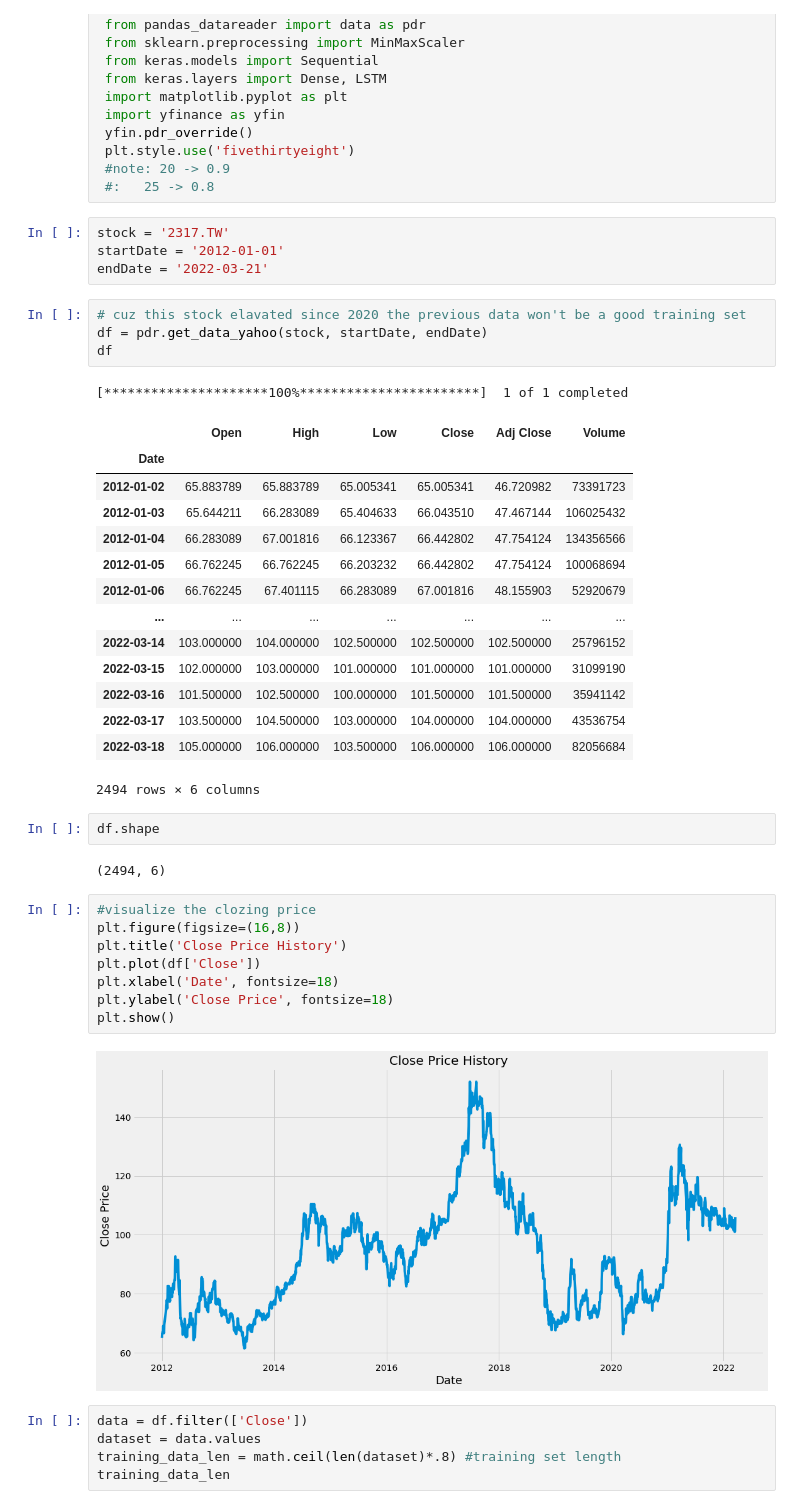
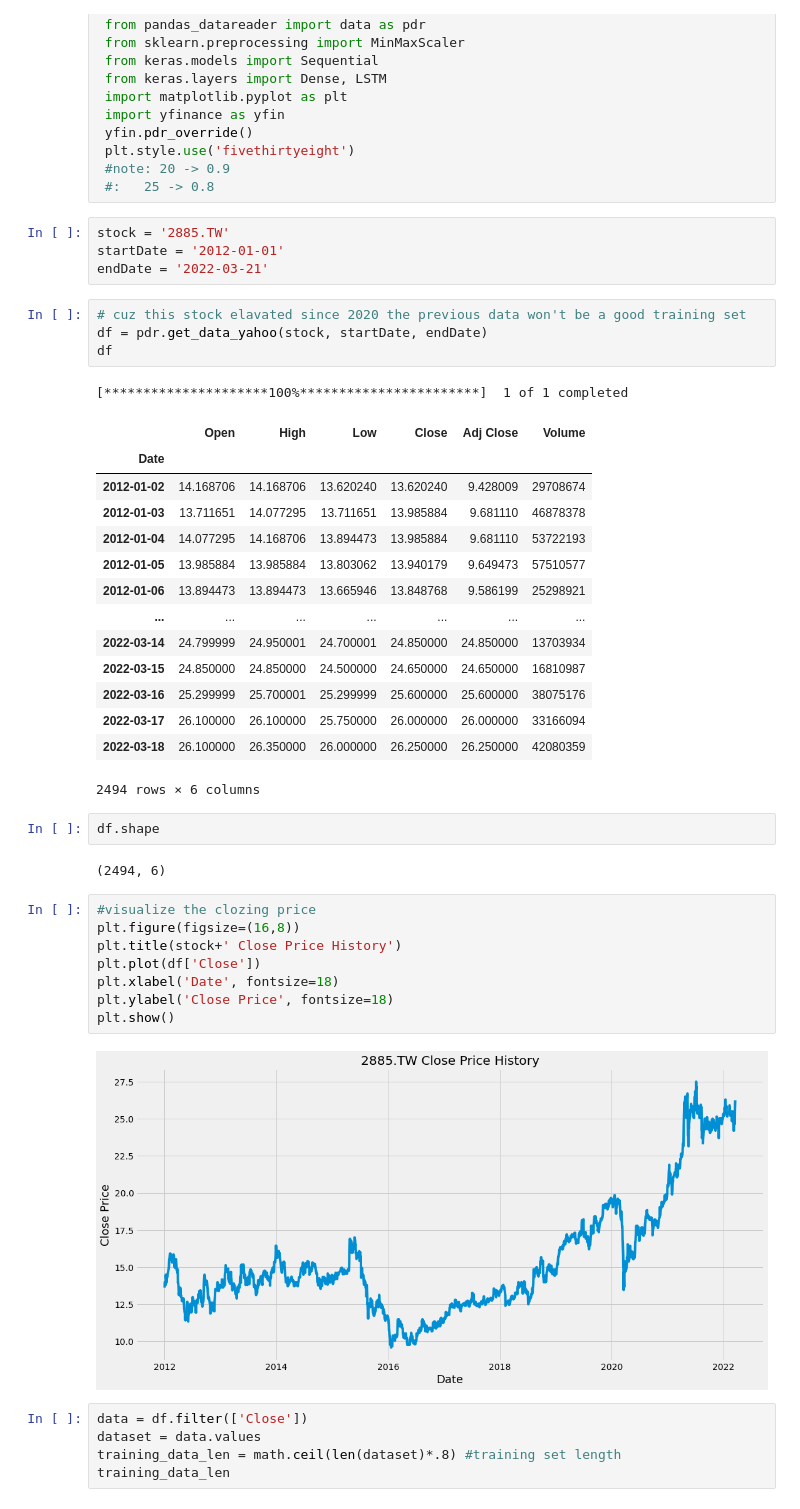
Before and after one commit to theFlash-code/Stock-Predictor, a Jupyter notebook: Stock_Predictor.ipynb, the cells around one changed output. Cells and saved outputs as stored; diff of their text form.

```diff
--- a/Stock_Predictor.ipynb
+++ b/Stock_Predictor.ipynb
@@ -31,7 +35,7 @@ Requirement already satisfied: idna<4,>=2.5 in /usr/local/lib/python3.7/dist-pac
  #note: 20 -> 0.9
  #:   25 -> 0.8
 # %%
-stock = '2317.TW'
+stock = '2885.TW'
 startDate = '2012-01-01'
 endDate = '2022-03-21'
 # %%
@@ -42,17 +46,17 @@ df
 [*********************100%***********************]  1 of 1 completed
 |  | Open | High | Low | Close | Adj Close | Volume |
 | Date |  |  |  |  |  |  |
-| 2012-01-02 | 65.883789 | 65.883789 | 65.005341 | 65.005341 | 46.720982 | 73391723 |
-| 2012-01-03 | 65.644211 | 66.283089 | 65.404633 | 66.043510 | 47.467144 | 106025432 |
-| 2012-01-04 | 66.283089 | 67.001816 | 66.123367 | 66.442802 | 47.754124 | 134356566 |
-| 2012-01-05 | 66.762245 | 66.762245 | 66.203232 | 66.442802 | 47.754124 | 100068694 |
-| 2012-01-06 | 66.762245 | 67.401115 | 66.283089 | 67.001816 | 48.155903 | 52920679 |
+| 2012-01-02 | 14.168706 | 14.168706 | 13.620240 | 13.620240 | 9.428009 | 29708674 |
+| 2012-01-03 | 13.711651 | 14.077295 | 13.711651 | 13.985884 | 9.681110 | 46878378 |
+| 2012-01-04 | 14.077295 | 14.168706 | 13.894473 | 13.985884 | 9.681110 | 53722193 |
+| 2012-01-05 | 13.985884 | 13.985884 | 13.803062 | 13.940179 | 9.649473 | 57510577 |
+| 2012-01-06 | 13.894473 | 13.894473 | 13.665946 | 13.848768 | 9.586199 | 25298921 |
 | ... | ... | ... | ... | ... | ... | ... |
-| 2022-03-14 | 103.000000 | 104.000000 | 102.500000 | 102.500000 | 102.500000 | 25796152 |
-| 2022-03-15 | 102.000000 | 103.000000 | 101.000000 | 101.000000 | 101.000000 | 31099190 |
-| 2022-03-16 | 101.500000 | 102.500000 | 100.000000 | 101.500000 | 101.500000 | 35941142 |
-| 2022-03-17 | 103.500000 | 104.500000 | 103.000000 | 104.000000 | 104.000000 | 43536754 |
-| 2022-03-18 | 105.000000 | 106.000000 | 103.500000 | 106.000000 | 106.000000 | 82056684 |
+| 2022-03-14 | 24.799999 | 24.950001 | 24.700001 | 24.850000 | 24.850000 | 13703934 |
+| 2022-03-15 | 24.850000 | 24.850000 | 24.500000 | 24.650000 | 24.650000 | 16810987 |
+| 2022-03-16 | 25.299999 | 25.700001 | 25.299999 | 25.600000 | 25.600000 | 38075176 |
+| 2022-03-17 | 26.100000 | 26.100000 | 25.750000 | 26.000000 | 26.000000 | 33166094 |
+| 2022-03-18 | 26.100000 | 26.350000 | 26.000000 | 26.250000 | 26.250000 | 42080359 |
 2494 rows × 6 columns
 # %%
 df.shape
@@ -61,13 +65,13 @@ df.shape
 # %%
 #visualize the clozing price
 plt.figure(figsize=(16,8))
-plt.title('Close Price History')
+plt.title(stock+' Close Price History')
 plt.plot(df['Close'])
 plt.xlabel('Date', fontsize=18)
 plt.ylabel('Close Price', fontsize=18)
 plt.show()
 # %% [output]
-[figure, old version]
+[figure, new version]
 # %%
 data = df.filter(['Close'])
 dataset = data.values
```
Also changed, not shown: parts of 10 cells of this notebook.
